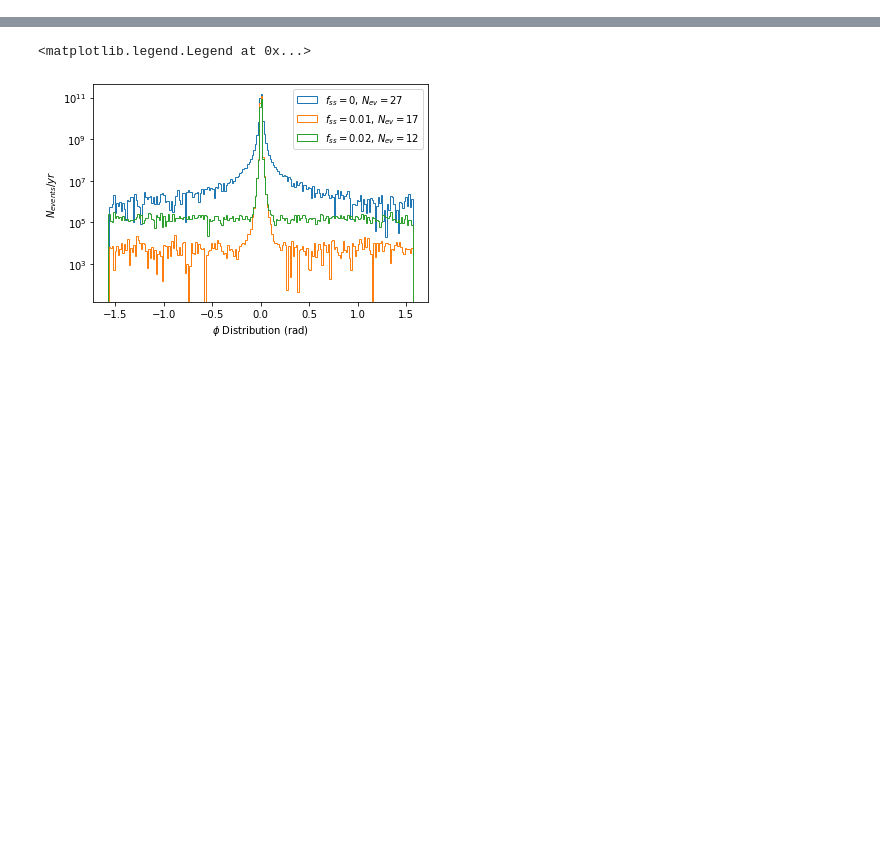
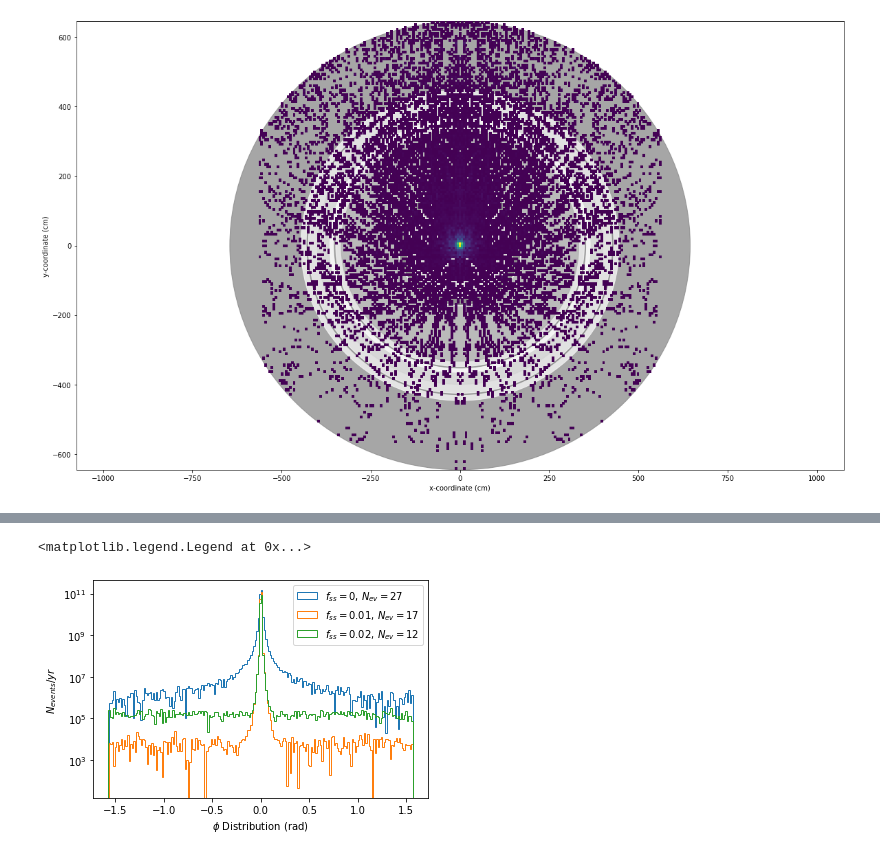
Before and after one commit to mhostert/BIN_MC, a Jupyter notebook: sims.ipynb, the cells around one changed output, grey strips where cells are left out. Drawn from its saved outputs; the diff is of its cells as text; code cells hidden in the pictures; blank space fills up the shorter version.

```diff
--- a/sims.ipynb
+++ b/sims.ipynb
@@ -38,0 +55,4 @@ sim,sim2 = SimulateDetector(cc1, fss, geom, particle).run()
+# %%
+sim.plot(sim2, orientation = 'x-y')
+# %% [output]
+[figure, added]
```
Also changed, not shown: parts of 6 cells of this notebook, 5 other files.
